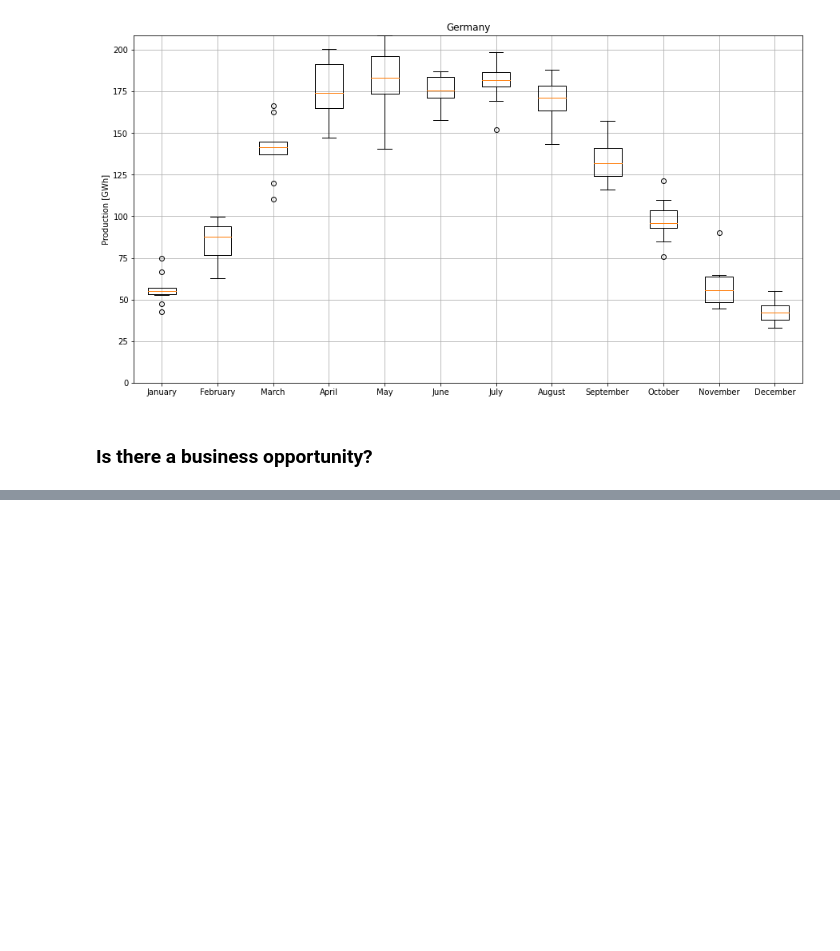
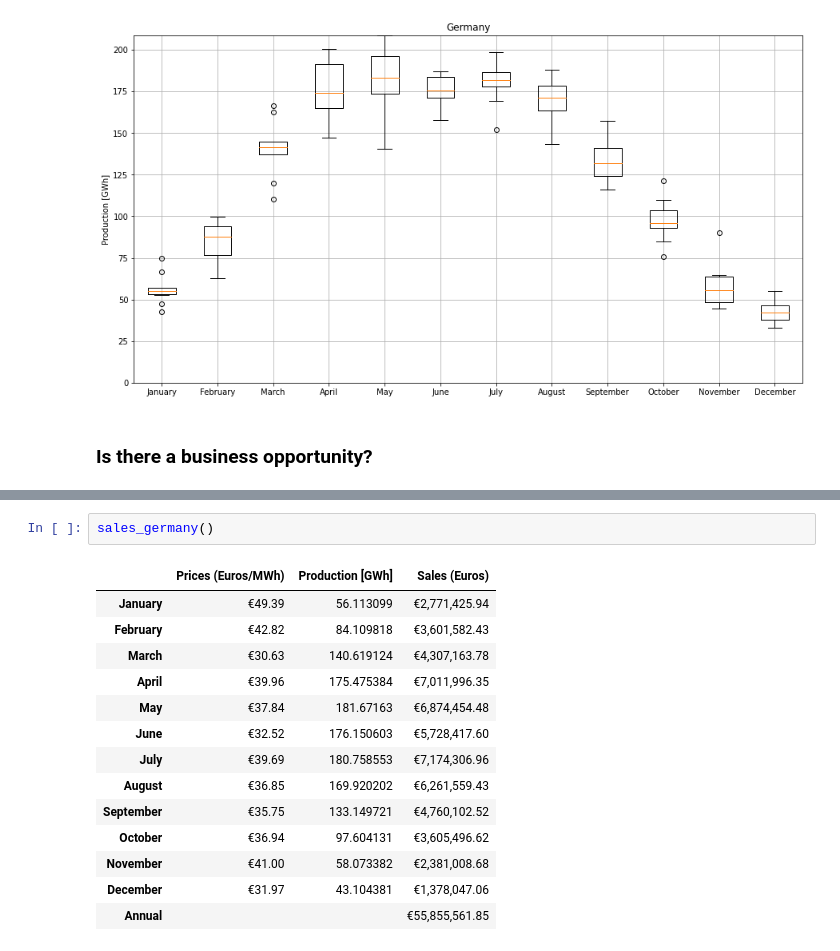
Before and after one commit to roberto-andrade22/PV_Parks_EU, a Jupyter notebook: brief_explanation.ipynb, the cells around one changed output, grey strips where cells are left out. Saved outputs shown, nothing was run; the diff lists cells and outputs as text; blank space fills up the shorter version.

```diff
--- a/brief_explanation.ipynb
+++ b/brief_explanation.ipynb
@@ -164,0 +217,17 @@ box_plots_monthly('Germany')
+# %%
+sales_germany()
+# %% [output]
+|  | Prices (Euros/MWh) | Production [GWh] | Sales (Euros) |
+| January | €49.39 | 56.113099 | €2,771,425.94 |
+| February | €42.82 | 84.109818 | €3,601,582.43 |
+| March | €30.63 | 140.619124 | €4,307,163.78 |
+| April | €39.96 | 175.475384 | €7,011,996.35 |
+| May | €37.84 | 181.67163 | €6,874,454.48 |
+| June | €32.52 | 176.150603 | €5,728,417.60 |
+| July | €39.69 | 180.758553 | €7,174,306.96 |
+| August | €36.85 | 169.920202 | €6,261,559.43 |
+| September | €35.75 | 133.149721 | €4,760,102.52 |
+| October | €36.94 | 97.604131 | €3,605,496.62 |
+| November | €41.00 | 58.073382 | €2,381,008.68 |
+| December | €31.97 | 43.104381 | €1,378,047.06 |
+| Annual |  |  | €55,855,561.85 |
```
Also changed, not shown: parts of 8 cells of this notebook.
